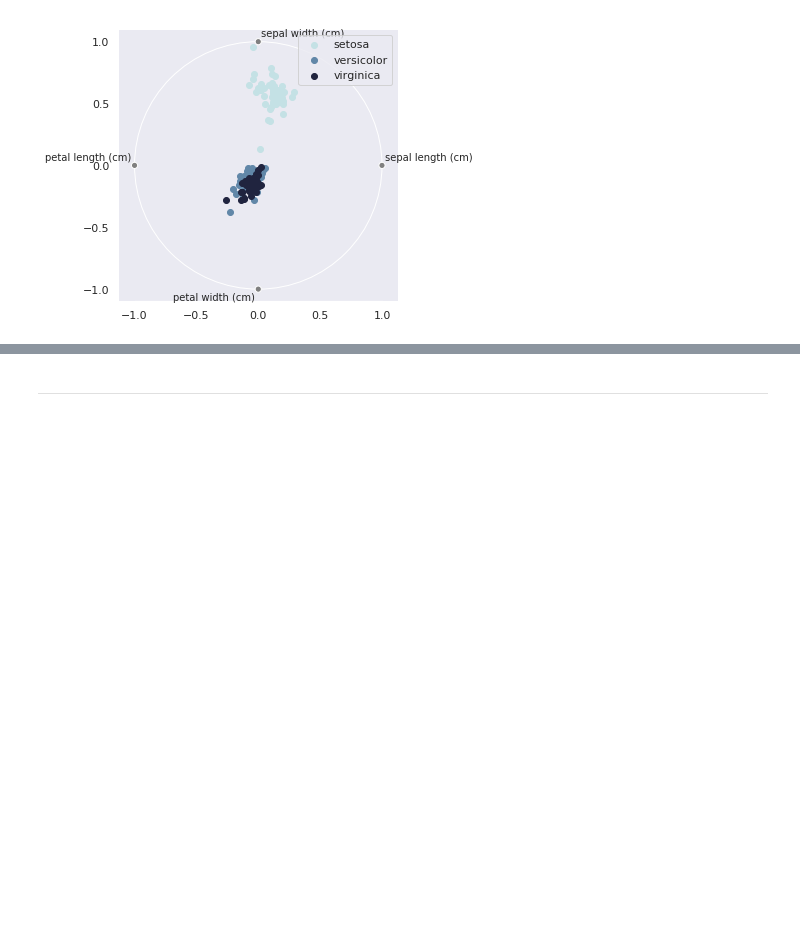
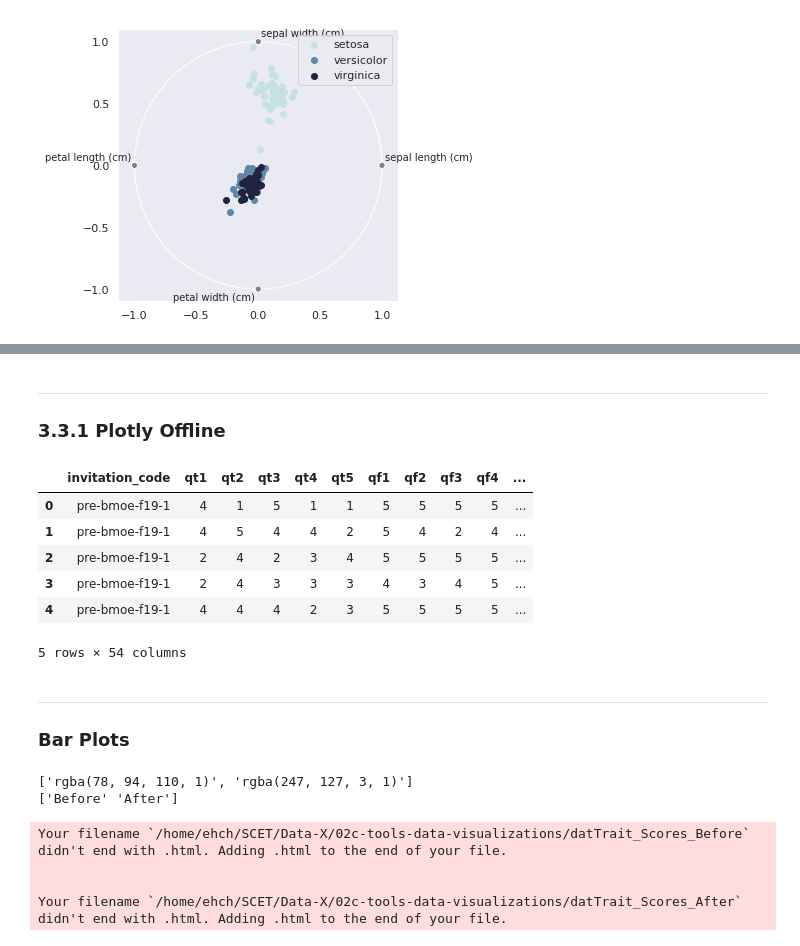
Before and after one commit to ehcastroh/02c-tools-data-visualizations, a Jupyter notebook: visualization-intro-w-matplotlib-seaborn-plotly-v3.ipynb, the cells around one changed output, grey strips where cells are left out. Saved outputs shown, nothing was run; the diff lists cells and outputs as text; code cells hidden in the pictures; blank space fills up the shorter version.

Commit message:
completed offline portion of plotly tutorial

```diff
--- a/visualization-intro-w-matplotlib-seaborn-plotly-v3.ipynb
+++ b/visualization-intro-w-matplotlib-seaborn-plotly-v3.ipynb
@@ -1413,0 +1512,20 @@ sns.despine(trim=True, left=True)
+# %% [markdown]
+<a id='Part_3_3_1'></a>
+<hr style="border: 2px solid#0B0B0B;" />
+
+### **3.3.1 Plotly Offline**
+# %%
+# generating plots within Jupyter
+init_notebook_mode(connected=True)
+
+df = pd.read_csv('scores.csv')
+df.drop('Unnamed: 0', axis=1, inplace=True)
+df.head()
+# %% [output]
+|  | invitation_code | qt1 | qt2 | qt3 | qt4 | qt5 | qf1 | qf2 | qf3 | qf4 | ... |
+| 0 | pre-bmoe-f19-1 | 4 | 1 | 5 | 1 | 1 | 5 | 5 | 5 | 5 | ... |
+| 1 | pre-bmoe-f19-1 | 4 | 5 | 4 | 4 | 2 | 5 | 4 | 2 | 4 | ... |
+| 2 | pre-bmoe-f19-1 | 2 | 4 | 2 | 3 | 4 | 5 | 5 | 5 | 5 | ... |
+| 3 | pre-bmoe-f19-1 | 2 | 4 | 3 | 3 | 3 | 4 | 3 | 4 | 5 | ... |
+| 4 | pre-bmoe-f19-1 | 4 | 4 | 4 | 2 | 3 | 5 | 5 | 5 | 5 | ... |
+5 rows × 54 columns
@@ -1414,2 +1547,4 @@ sns.despine(trim=True, left=True)
 # %% [markdown]
-<hr style="border: 10px solid#1A2D3E;" />
+<hr style="border: 1px solid#0B0B0B;" />
+
+### Bar Plots
@@ -1415,0 +1608,17 @@ sns.despine(trim=True, left=True)
+# %%
+to_plot =  np.unique(df.before_after)[::-1]
+cols = ['rgba(78, 94, 110, 1)', 'rgba(247, 127, 3, 1)']
+print(cols)
+print(to_plot)
+# %% [output]
+['rgba(78, 94, 110, 1)', 'rgba(247, 127, 3, 1)']
+['Before' 'After']
+# %%
+for idx,p in enumerate(to_plot):
+    plot_bars(df[df.before_after==p], p, cols=cols[idx], file_path = path)
+    time.sleep(0)  #note if no delay, html object is interpreted as the same --i.e. it outputs the same image twic
+# %% [output]
+Your filename `/home/ehch/SCET/Data-X/02c-tools-data-visualizations/datTrait_Scores_Before` didn't end with .html. Adding .html to the end of your file.
+
+
+Your filename `/home/ehch/SCET/Data-X/02c-tools-data-visualizations/datTrait_Scores_After` didn't end with .html. Adding .html to the end of your file.
```
Also changed, not shown: parts of 43 cells of this notebook, 4 other files.
